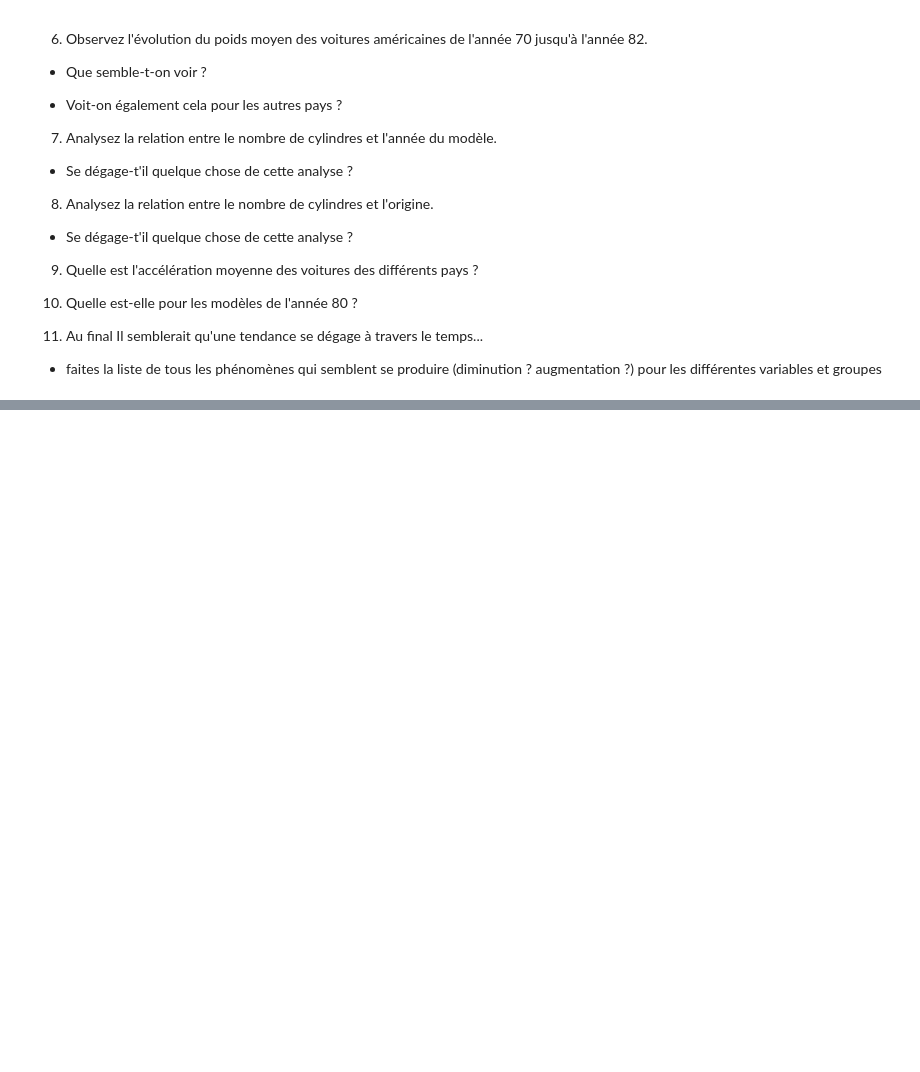
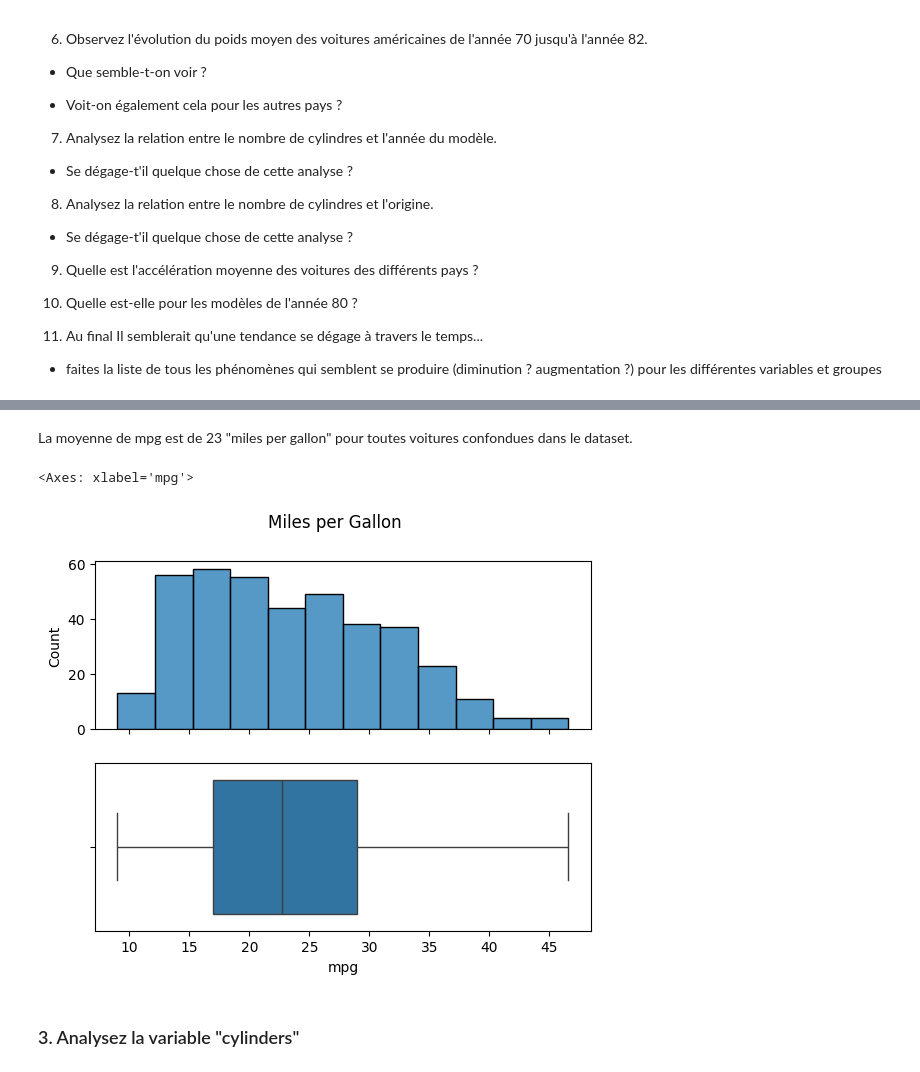
Before and after one commit to surybang/intro_analyse_de_donnees, a Jupyter notebook: Exercice_2.ipynb, the cells around one changed output, grey strips where cells are left out. Cells and saved outputs as stored; diff of their text form; code cells hidden in the pictures; blank space fills up the shorter version.

```diff
--- a/Exercice_2.ipynb
+++ b/Exercice_2.ipynb
@@ -76,0 +101,12 @@ df
+# %% [markdown]
+La moyenne de mpg est de 23 "miles per gallon" pour toutes voitures confondues dans le dataset.
+# %%
+fig, ax= plt.subplots(2, 1, sharex=True)
+plt.suptitle('Miles per Gallon')
+sns.histplot(df, x='mpg', ax = ax[0])
+sns.boxplot(df, x='mpg', ax = ax[1])
+# %% [output]
+<Axes: xlabel='mpg'>
+[figure, added]
+# %% [markdown]
+### 3. Analysez la variable "cylinders"
```
Also changed, not shown: parts of 22 cells of this notebook.
